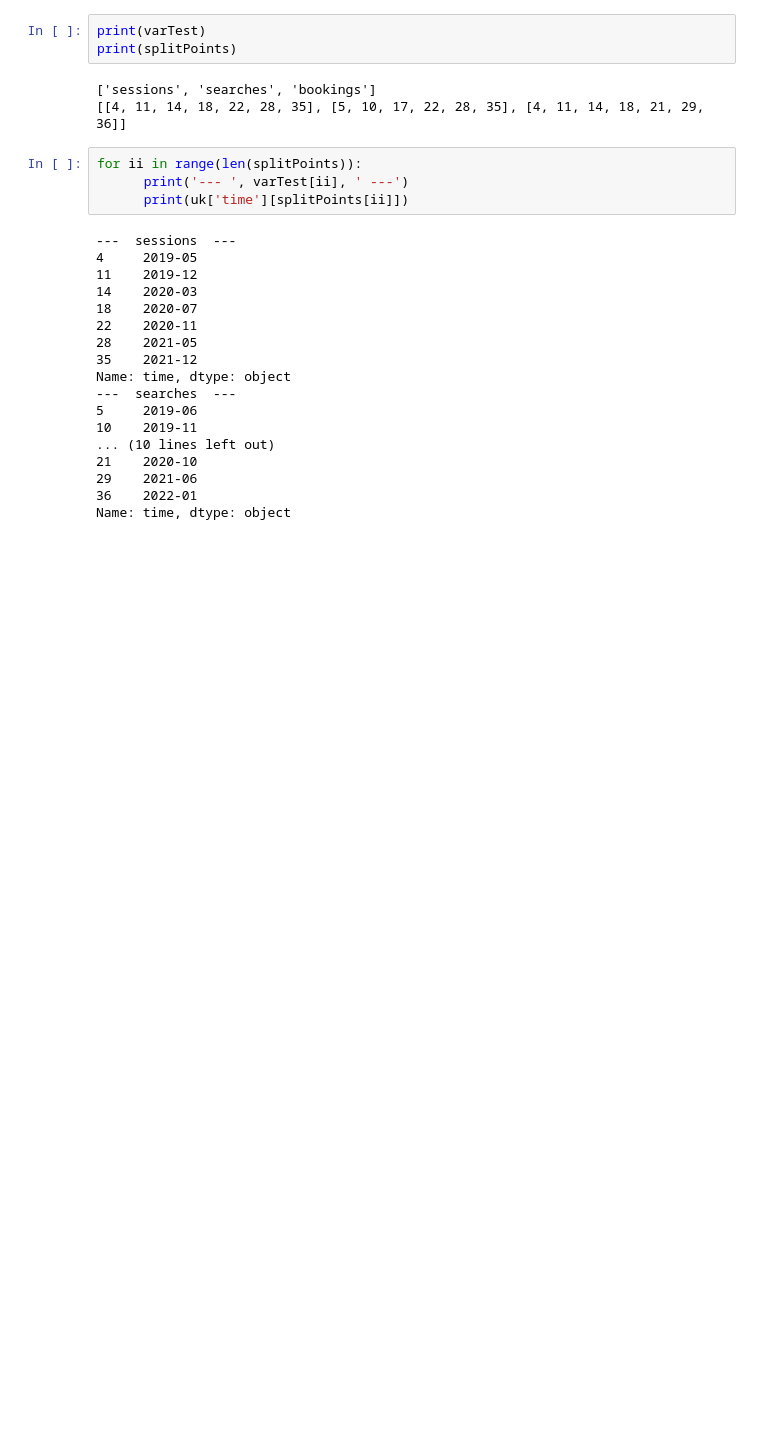
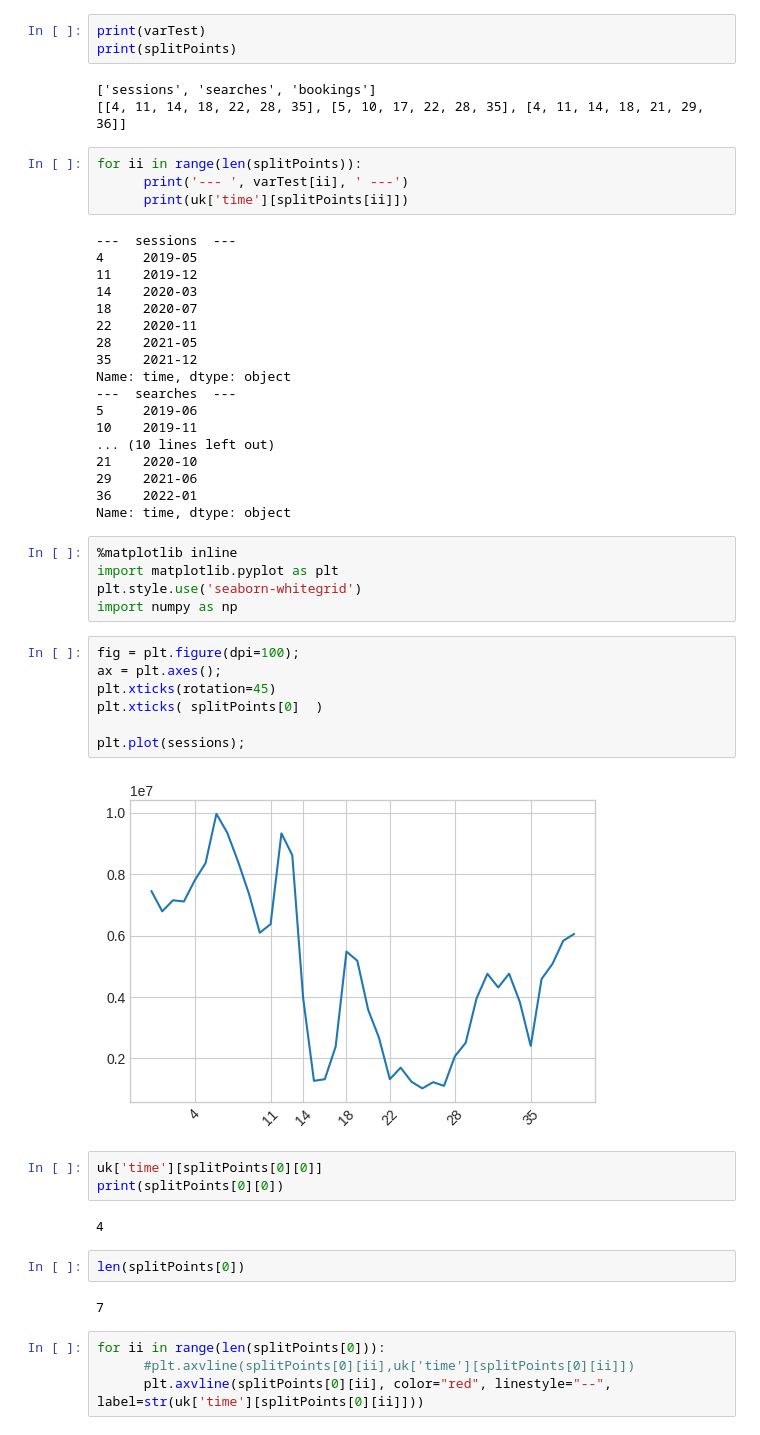
Before and after one commit to pddiste/TimeSeries, a Jupyter notebook: UK_changeforest_01.ipynb, the cells around one changed output. Saved outputs shown, nothing was run; the diff lists cells and outputs as text; blank space fills up the shorter version.

```diff
--- a/UK_changeforest_01.ipynb
+++ b/UK_changeforest_01.ipynb
@@ -128,3 +146,30 @@ Name: time, dtype: object
 29    2021-06
 36    2022-01
 Name: time, dtype: object
+# %%
+%matplotlib inline
+import matplotlib.pyplot as plt
+plt.style.use('seaborn-whitegrid')
+import numpy as np
+# %%
+fig = plt.figure(dpi=100);
+ax = plt.axes();
+plt.xticks(rotation=45)
+plt.xticks( splitPoints[0]  )
+
+plt.plot(sessions);
+# %% [output]
+[figure, added]
+# %%
+uk['time'][splitPoints[0][0]]
+print(splitPoints[0][0])
+# %% [output]
+4
+# %%
+len(splitPoints[0])
+# %% [output]
+7
+# %%
+for ii in range(len(splitPoints[0])):
+      #plt.axvline(splitPoints[0][ii],uk['time'][splitPoints[0][ii]])
+      plt.axvline(splitPoints[0][ii], color="red", linestyle="--", label=str(uk['time'][splitPoints[0][ii]]))
```
Also changed, not shown: parts of 2 cells of this notebook.
